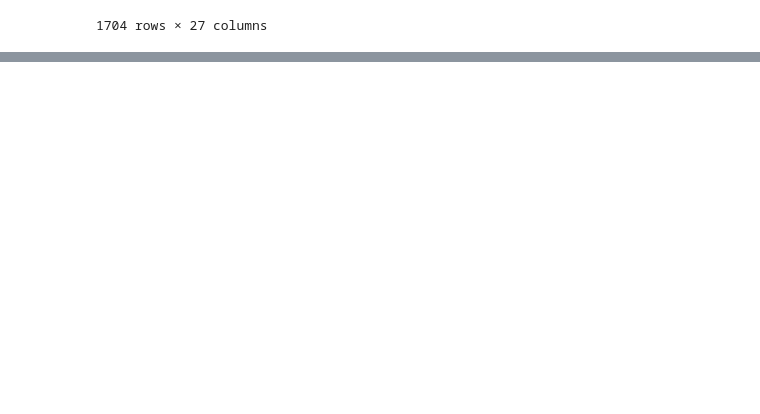
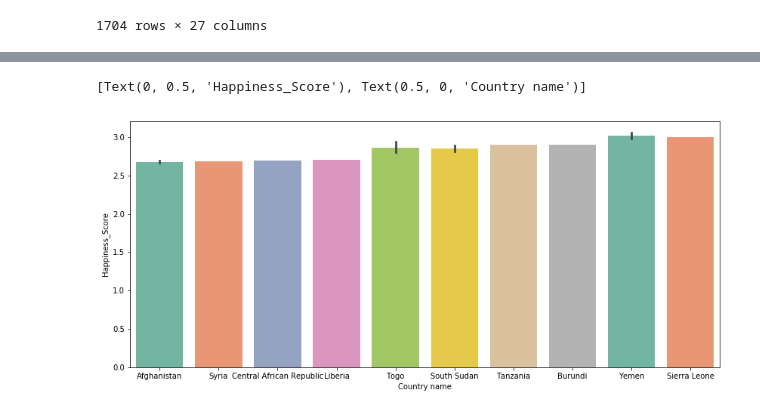
Before and after one commit to JosefinaAureaAmaro/04_Project_Python_MachineLearning, a Jupyter notebook: Happiness.ipynb, the cells around one changed output, grey strips where cells are left out. Cells and saved outputs as stored; diff of their text form; code cells hidden in the pictures; blank space fills up the shorter version.

```diff
--- a/Happiness.ipynb
+++ b/Happiness.ipynb
@@ -124,6 +124,3 @@ happy_df.head()
 | 2 | Afghanistan | South Asia | 2010 | 4.758381 | 7.386629 | 0.539075 | 51.599998 | ... |
 | 3 | Afghanistan | South Asia | 2011 | 3.831719 | 7.415019 | 0.521104 | 51.919998 | ... |
 | 4 | Afghanistan | South Asia | 2012 | 3.782938 | 7.517126 | 0.520637 | 52.240002 | ... |
-# %%
-happy_df= happy_df.rename(columns={'Life Ladder':'Happiness Score', 'Log GDP per capita': 'GDP','Freedom to make life choices':'Freedom'})
-happy_df.head()
@@ -330,0 +127,3 @@ y = happy_df['Happiness Score']
+# %%
+report_df= happy_df.rename(columns={'Life Ladder':'Happiness_Score', 'Log GDP per capita':'GDP', 'Freedom to make life choices':'Freedom'})
+report_df.head()
@@ -330,0 +173,8 @@ y = happy_df['Happiness Score']
+# %%
+plt.figure(figsize=(14,6))
+topCountry=report_df.sort_values(by=['Happiness_Score'],ascending=True).head(15)
+ax=sns.barplot(x='Country name',y='Happiness_Score', data=topCountry, palette = 'Set2')
+ax.set(xlabel='Country name', ylabel='Happiness_Score')
+# %% [output]
+[Text(0, 0.5, 'Happiness_Score'), Text(0.5, 0, 'Country name')]
+[figure, added]
```
Also changed, not shown: parts of 49 cells of this notebook.
